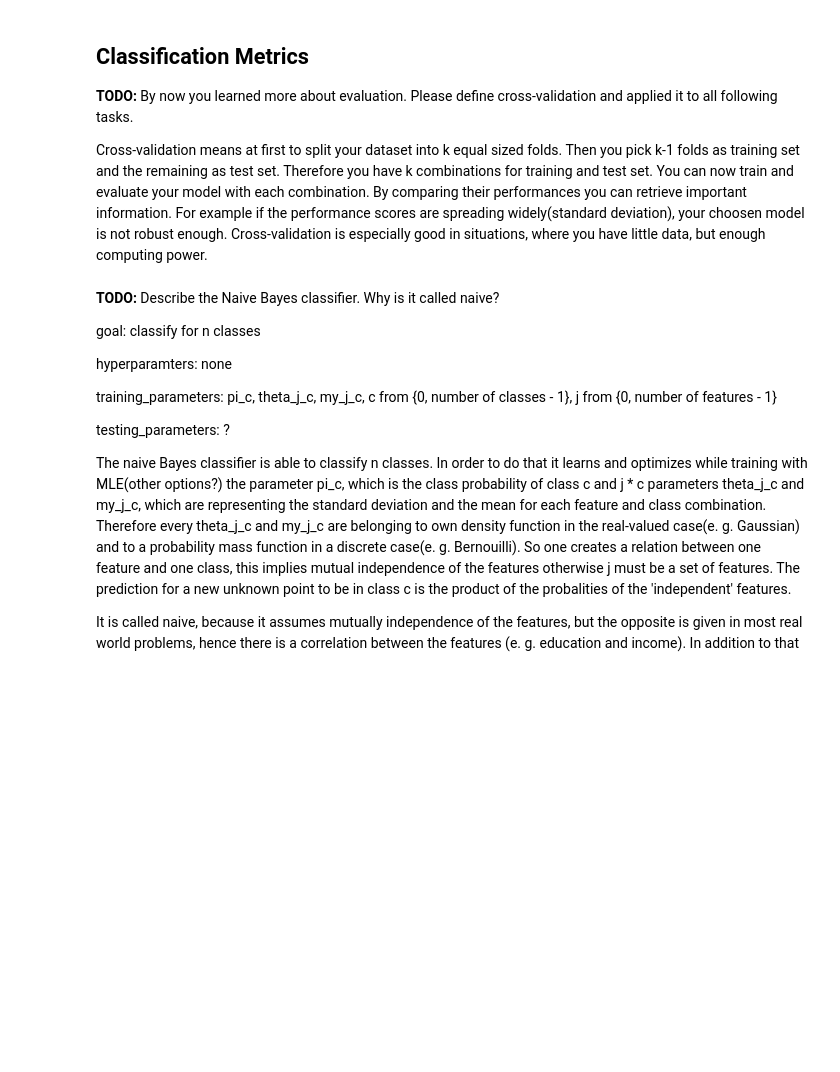
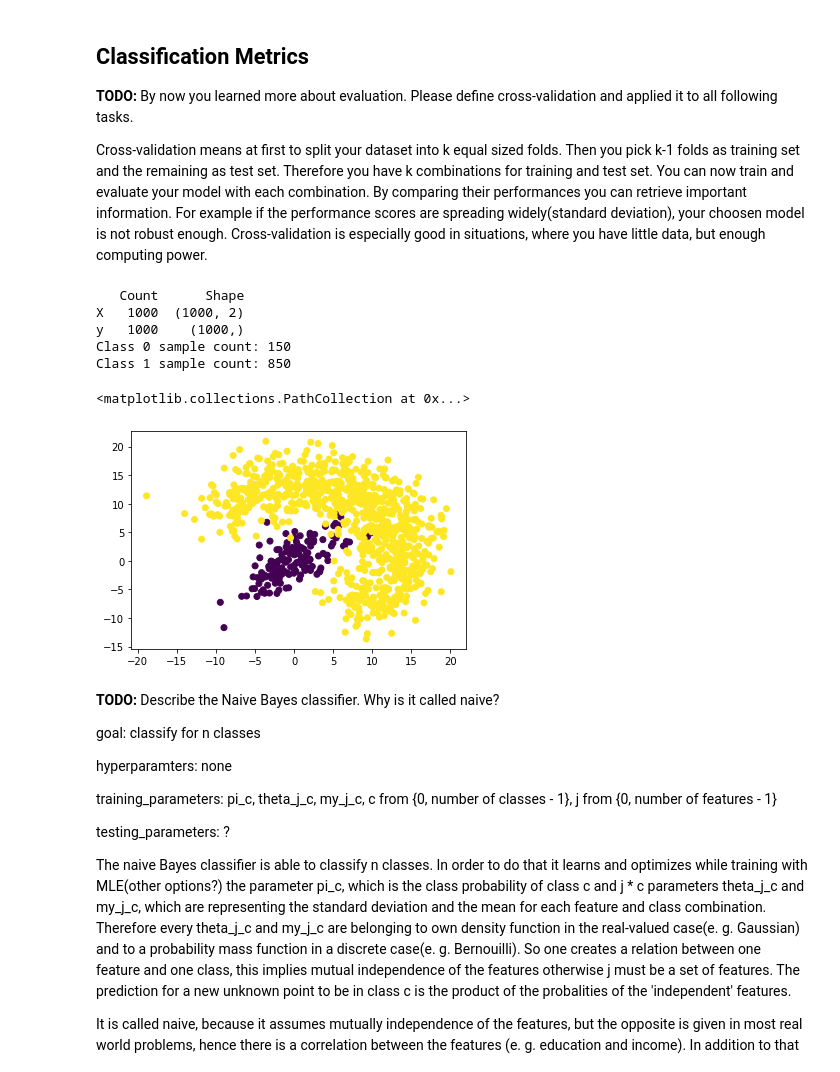
Before and after one commit to mankinskin/ml_projects, a Jupyter notebook: project2/Project2.ipynb, the cells around one changed output. Cells and saved outputs as stored; diff of their text form; code cells hidden in the pictures; blank space fills up the shorter version.

Commit message:
Add data exploration plots

```diff
--- a/project2/Project2.ipynb
+++ b/project2/Project2.ipynb
@@ -36,3 +30,45 @@ y = data_set['y']
+# %%
+import numpy as np
+import pandas as pd
+import matplotlib.pyplot as plt
+# TODO: load dataset 1
+data_set = np.load('dataset_1.npz')
+
+# generic function to extract named properties from the data set items
+# fs is a list of tuples, first a name, then a function mapping an item to a property
+def property_table(fs, data_set):
+    keys = list(data_set.keys()) # row names
+    props = list(map(lambda f: f[0], fs)) # column names
+    funcs = list(map(lambda f: f[1], fs)) # property functions
+    items = list(map(lambda t: t[1], data_set.items())) # data items
+    data = zip(*list(map(lambda f: map(f, items), funcs))) # each prop for each item
+    return pd.DataFrame(data, index=keys, columns=props) # use pandas.DataFrame to print a table
+
+data_frame = property_table([
+        ('Count', lambda item: len(item)),
+        ('Shape', lambda item: item.shape),
+    ], data_set)
+
+print(data_frame)
+
+X = data_set['X']
+y = data_set['y']
+
+def class_counts(y):
+    c = max(list(y)) + 1
+    for i in range(0, c):
+        print(f"Class {i} sample count: {len(list(filter(lambda x: x == i, y)))}")
+
+class_counts(y)
+plt.scatter(*zip(*X), c=y)
+# %% [output]
+   Count      Shape
+X   1000  (1000, 2)
+y   1000    (1000,)
+Class 0 sample count: 150
+Class 1 sample count: 850
+<matplotlib.collections.PathCollection at 0x...>
+[figure, added]
 # %% [markdown]
 **TODO:** Describe the Naive Bayes classifier. Why is it called naive?
 
```
Also changed, not shown: parts of 5 cells of this notebook.
